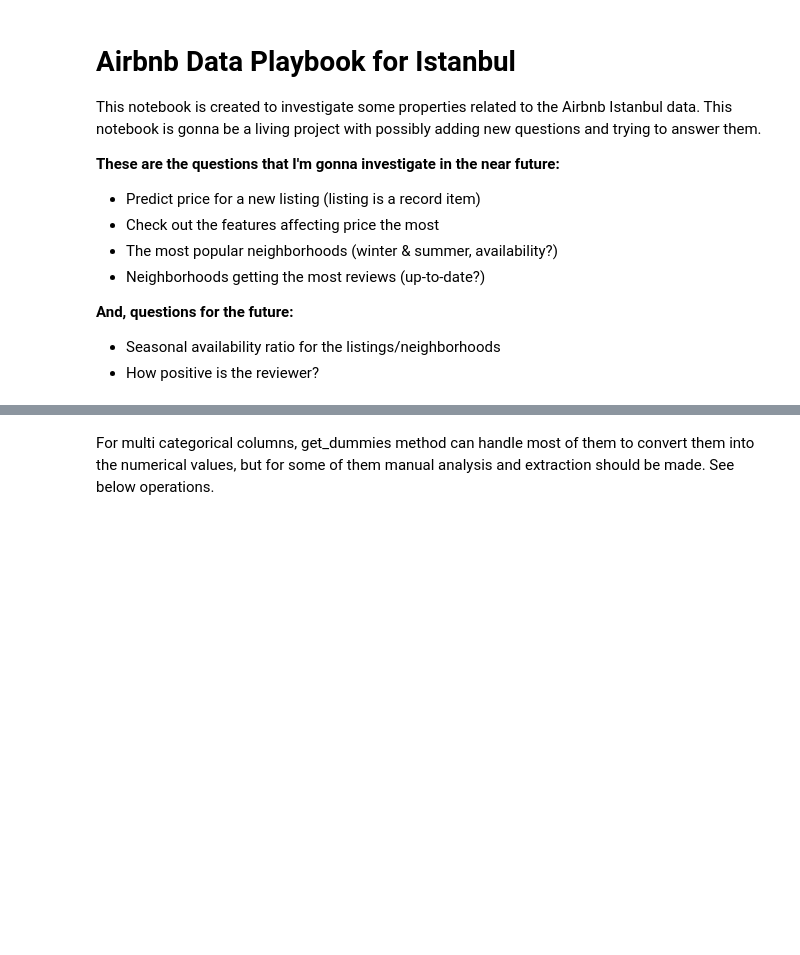
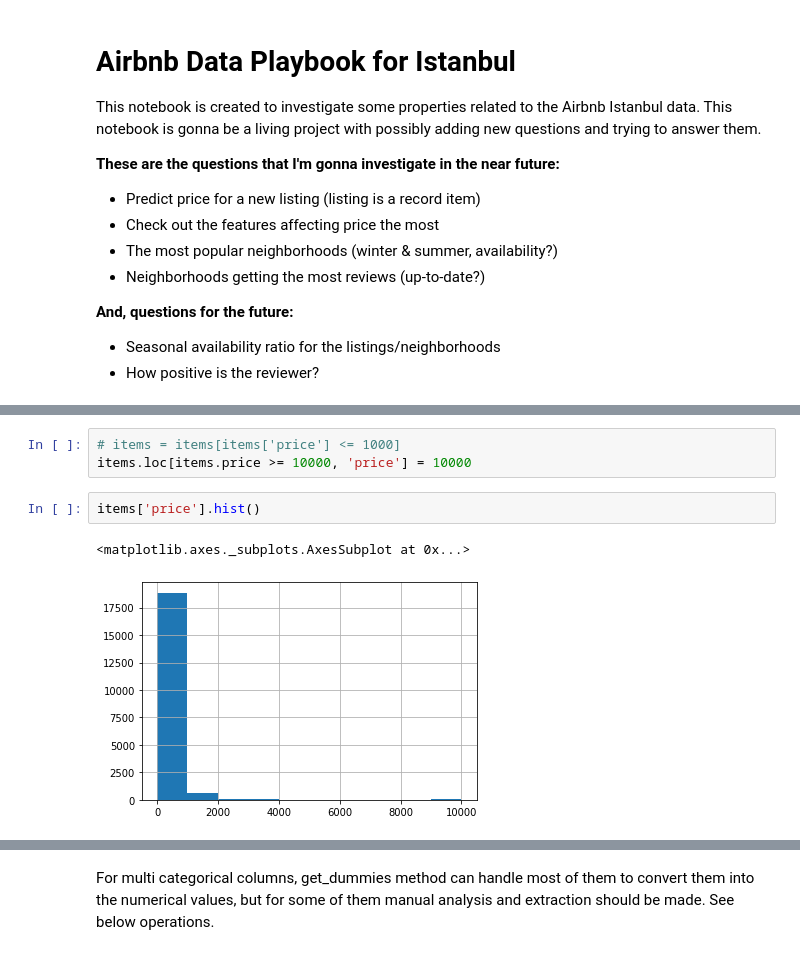
Before and after one commit to kavasoglu/airbnb_istanbul, a Jupyter notebook: airbnb_istanbul-detailed.ipynb, the cells around one changed output, grey strips where cells are left out. Saved outputs shown, nothing was run; the diff lists cells and outputs as text; blank space fills up the shorter version.

```diff
--- a/airbnb_istanbul-detailed.ipynb
+++ b/airbnb_istanbul-detailed.ipynb
@@ -171,0 +469,8 @@ for column in price_columns:
+# %%
+# items = items[items['price'] <= 1000]
+items.loc[items.price >= 10000, 'price'] = 10000
+# %%
+items['price'].hist()
+# %% [output]
+<matplotlib.axes._subplots.AxesSubplot at 0x...>
+[figure, added]
```
Also changed, not shown: parts of 127 cells of this notebook, 6 other files.
